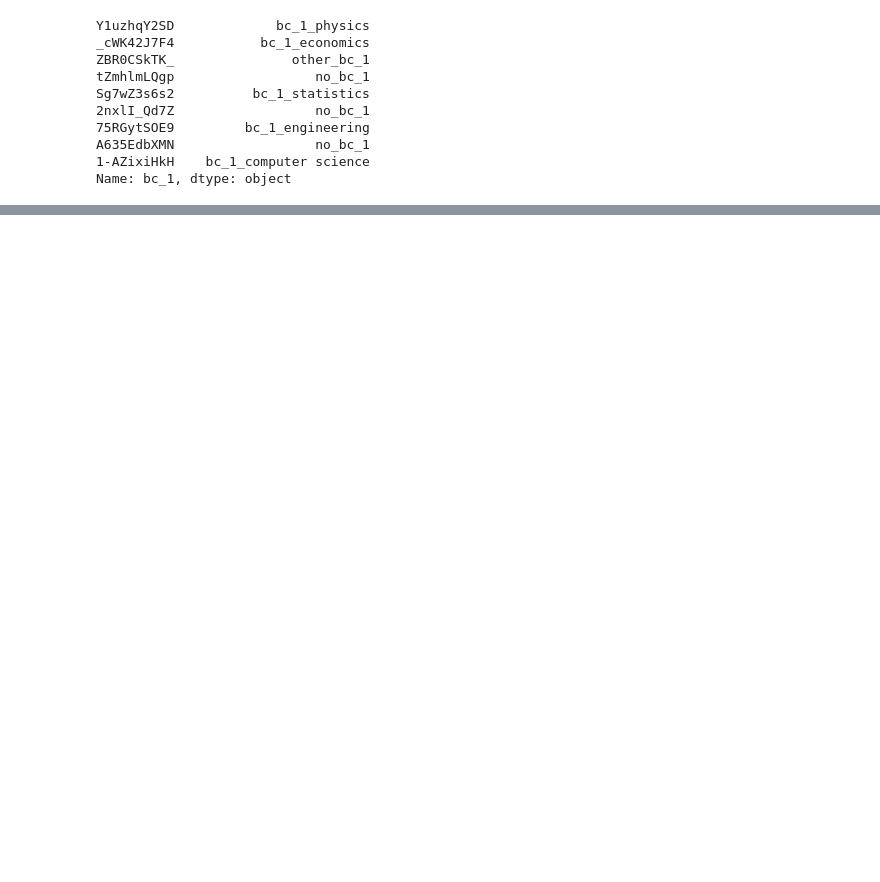
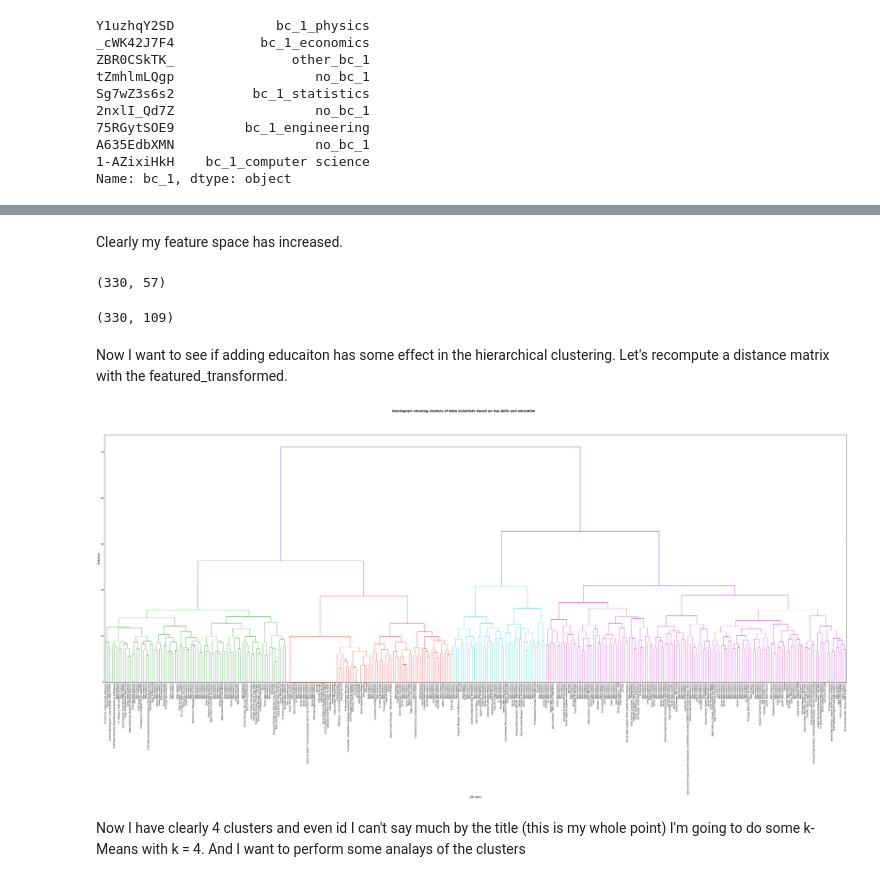
Before and after one commit to carlotorniai/Zproject, a Jupyter notebook: Story so far.ipynb, the cells around one changed output, grey strips where cells are left out. Saved outputs shown, nothing was run; the diff lists cells and outputs as text; code cells hidden in the pictures; blank space fills up the shorter version.

```diff
--- a/Story so far.ipynb
+++ b/Story so far.ipynb
@@ -504,3 +506,7 @@ Sg7wZ3s6s2          bc_1_statistics
 A635EdbXMN                  no_bc_1
 1-AZixiHkH    bc_1_computer science
 Name: bc_1, dtype: object
+# %%
+# Let's transform
+reload(utils)
+feature_transformed = utils.get_dummy(feature_reduced)
@@ -506,0 +526,25 @@ Name: bc_1, dtype: object
+# %% [markdown]
+Clearly my feature space has increased.
+# %%
+feature_reduced.shape
+# %% [output]
+(330, 57)
+# %%
+feature_transformed.shape
+# %% [output]
+(330, 109)
+# %% [markdown]
+Now I want to see if adding educaiton has some effect in the hierarchical clustering.
+Let's recompute a distance matrix with the featured_transformed.
+# %%
+dist_skills = squareform(pdist(feature_transformed, metric='euclidean'))
+fig = plt.figure(figsize=(60, 20))
+R = dendrogram(linkage(dist_skills, method='complete'), labels = new_lables, color_threshold=22, leaf_font_size=10)
+plt.ylabel('Distance', fontsize=12)
+plt.xlabel('Job titles', fontsize=12)
+plt.suptitle('Dendogram showing clusters of Data Scientists based on top skills and education', fontweight='bold', fontsize=14);
+# %% [output]
+[figure, added]
+# %% [markdown]
+Now I have clearly 4 clusters and even id I can't say much by the title (this is my whole point)
+I'm going to do some k-Means with k = 4. And I want to perform some analays of the clusters
```
Also changed, not shown: parts of 2 cells of this notebook, 1 other file.
